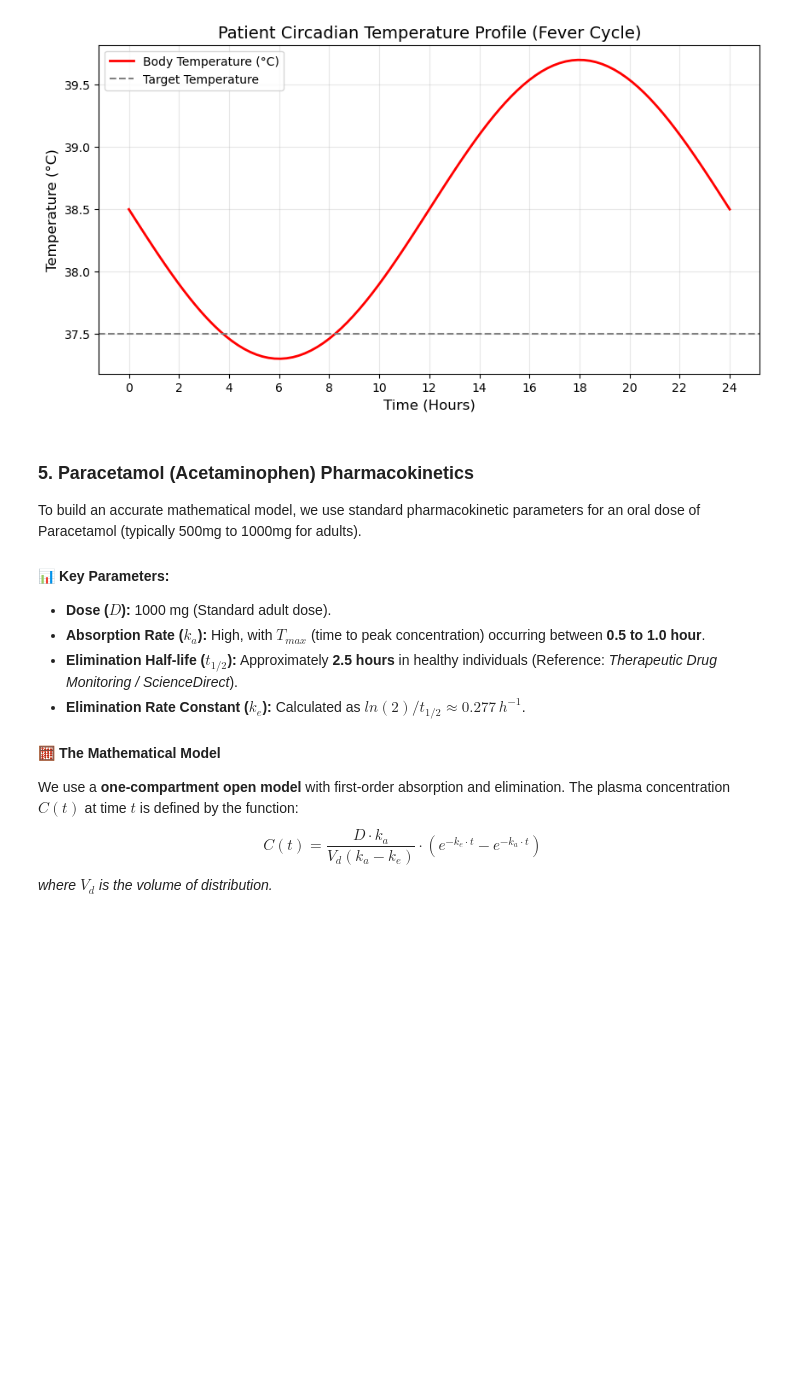
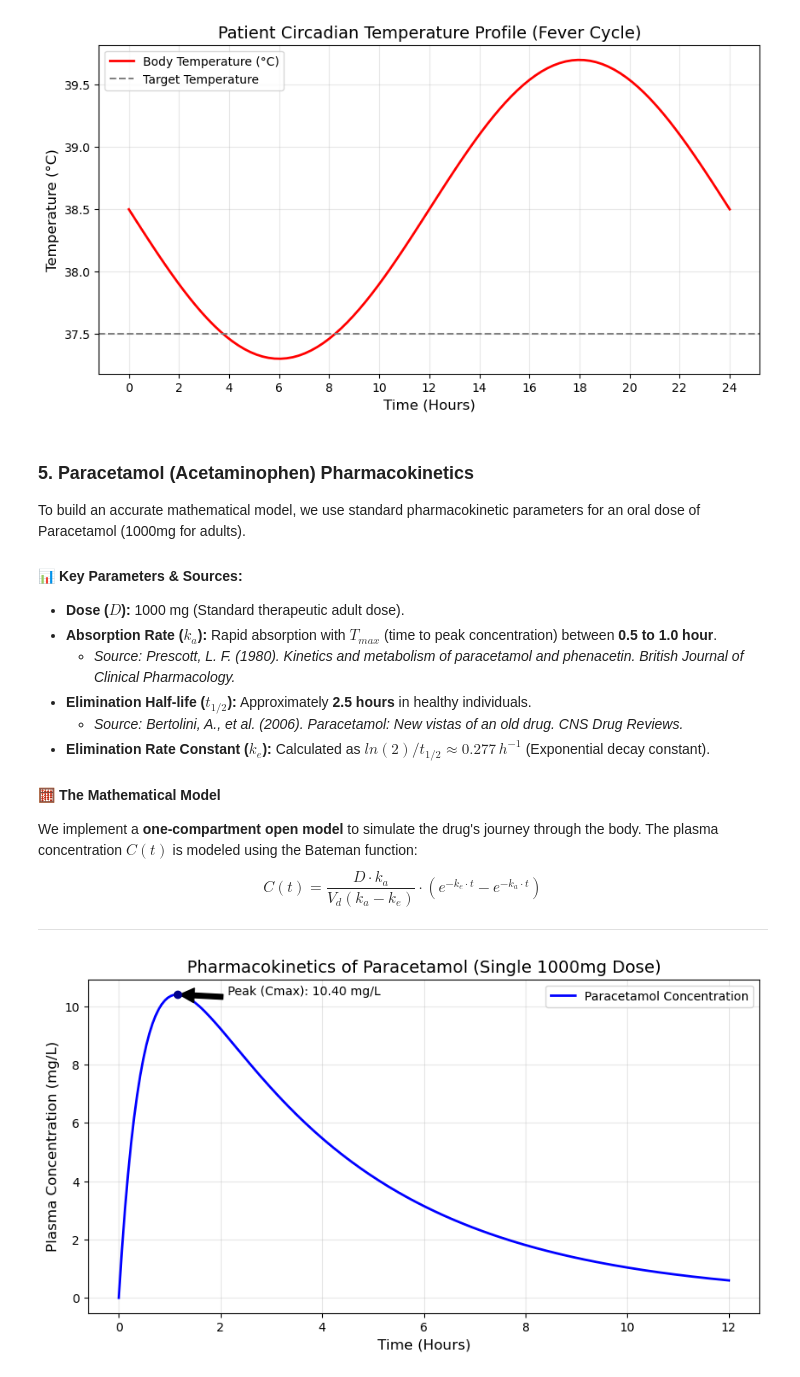
Before and after one commit to AlexandrovTodorov/math-concepts-pharmacy-project, a Jupyter notebook: Pharmacy_Math_Project.ipynb, the cells around one changed output. Drawn from its saved outputs; the diff is of its cells as text; code cells hidden in the pictures; blank space fills up the shorter version.

Commit message:
Added Paracetamol PK profile and math modeling

```diff
--- a/Pharmacy_Math_Project.ipynb
+++ b/Pharmacy_Math_Project.ipynb
@@ -70,15 +70,56 @@ plt.show()
 [figure]
 # %% [markdown]
 ### 5. Paracetamol (Acetaminophen) Pharmacokinetics
-To build an accurate mathematical model, we use standard pharmacokinetic parameters for an oral dose of Paracetamol (typically 500mg to 1000mg for adults).
+To build an accurate mathematical model, we use standard pharmacokinetic parameters for an oral dose of Paracetamol (1000mg for adults).
 
-#### 📊 Key Parameters:
-* **Dose ($D$):** 1000 mg (Standard adult dose).
-* **Absorption Rate ($k_a$):** High, with $T_{max}$ (time to peak concentration) occurring between **0.5 to 1.0 hour**.
-* **Elimination Half-life ($t_{1/2}$):** Approximately **2.5 hours** in healthy individuals (Reference: *Therapeutic Drug Monitoring / ScienceDirect*).
-* **Elimination Rate Constant ($k_e$):** Calculated as $ln(2) / t_{1/2} \approx 0.277 \, h^{-1}$.
+#### 📊 Key Parameters & Sources:
+* **Dose ($D$):** 1000 mg (Standard therapeutic adult dose).
+* **Absorption Rate ($k_a$):** Rapid absorption with $T_{max}$ (time to peak concentration) between **0.5 to 1.0 hour**.
+    * *Source: Prescott, L. F. (1980). Kinetics and metabolism of paracetamol and phenacetin. British Journal of Clinical Pharmacology.*
+* **Elimination Half-life ($t_{1/2}$):** Approximately **2.5 hours** in healthy individuals.
+    * *Source: Bertolini, A., et al. (2006). Paracetamol: New vistas of an old drug. CNS Drug Reviews.*
+* **Elimination Rate Constant ($k_e$):** Calculated as $ln(2) / t_{1/2} \approx 0.277 \, h^{-1}$ (Exponential decay constant).
 
 #### 🧮 The Mathematical Model
-We use a **one-compartment open model** with first-order absorption and elimination. The plasma concentration $C(t)$ at time $t$ is defined by the function:
+We implement a **one-compartment open model** to simulate the drug's journey through the body. The plasma concentration $C(t)$ is modeled using the Bateman function:
 $$C(t) = \frac{D \cdot k_a}{V_d(k_a - k_e)} \cdot (e^{-k_e \cdot t} - e^{-k_a \cdot t})$$
-*where $V_d$ is the volume of distribution.*
+
+---
+# %%
+import numpy as np
+import matplotlib.pyplot as plt
+
+# Parameters for Paracetamol (1000mg dose)
+D = 1000      # Dose in mg
+ka = 2.0      # Absorption rate (fast)
+ke = 0.277    # Elimination rate (half-life ~2.5h)
+Vd = 70       # Volume of distribution (liters, approx for adult)
+
+# Time vector (0 to 12 hours for detail)
+t_p = np.linspace(0, 12, 200)
+
+# One-compartment PK model function
+def pk_model(t, D, ka, ke, Vd):
+    return (D * ka / (Vd * (ka - ke))) * (np.exp(-ke * t) - np.exp(-ka * t))
+
+conc_p = pk_model(t_p, D, ka, ke, Vd)
+
+# Plotting
+plt.figure(figsize=(10, 5))
+plt.plot(t_p, conc_p, label='Paracetamol Concentration', color='blue', linewidth=2)
+
+# Marking Tmax and Cmax
+t_max_idx = np.argmax(conc_p)
+plt.scatter(t_p[t_max_idx], conc_p[t_max_idx], color='darkblue', zorder=5)
+plt.annotate(f'Peak (Cmax): {conc_p[t_max_idx]:.2f} mg/L',
+             xy=(t_p[t_max_idx], conc_p[t_max_idx]), xytext=(t_p[t_max_idx]+1, conc_p[t_max_idx]),
+             arrowprops=dict(facecolor='black', shrink=0.05))
+
+plt.title("Pharmacokinetics of Paracetamol (Single 1000mg Dose)", fontsize=14)
+plt.xlabel("Time (Hours)", fontsize=12)
+plt.ylabel("Plasma Concentration (mg/L)", fontsize=12)
+plt.grid(alpha=0.3)
+plt.legend()
+plt.show()
+# %% [output]
+[figure, added]
```
